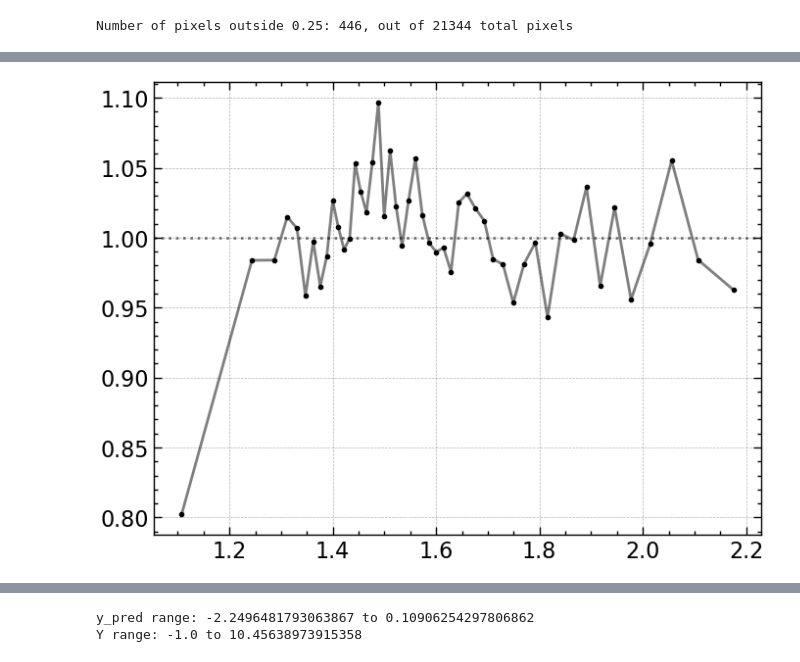
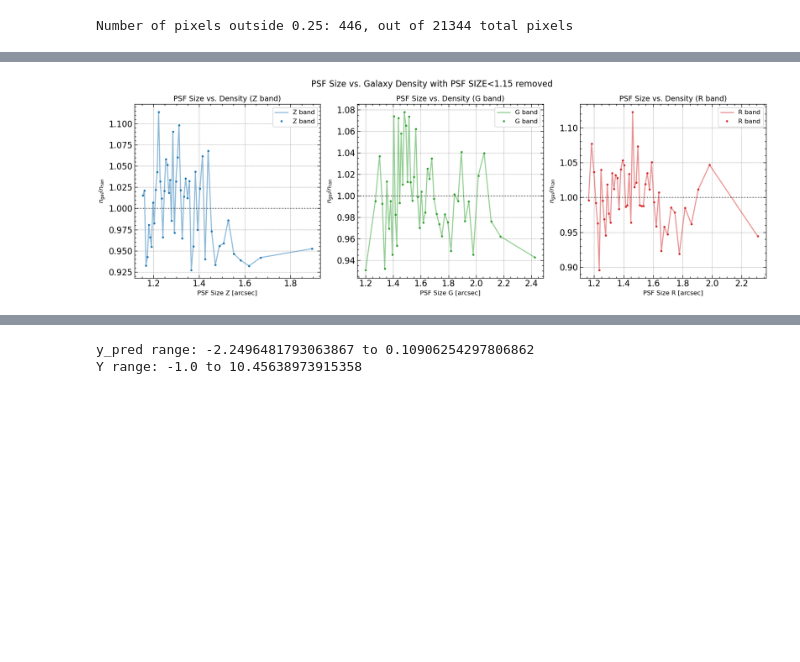
Before and after one commit to Shin107/DESILegacy-PECVEL, a Jupyter notebook: notebooks/regression_systematics.ipynb, the cells around one changed output, grey strips where cells are left out. Cells and saved outputs as stored; diff of their text form; code cells hidden in the pictures; blank space fills up the shorter version.

```diff
--- a/notebooks/regression_systematics.ipynb
+++ b/notebooks/regression_systematics.ipynb
@@ -8,8 +8,10 @@ import healpy as hp
 from sklearn.preprocessing import StandardScaler
 from sklearn.impute import SimpleImputer
 from sklearn.linear_model import LinearRegression
+import scienceplots
+plt.style.use(['science', 'notebook', 'grid'])
 # %%
-systematics_list = ['H_Alpha', 'Stellar_Density_AllWISE', 'CSFD', 'PSFDEPTH_Z','PSFDEPTH_G','PSFDEPTH_R','PSFSIZE_G','PSFSIZE_R','PSFSIZE_Z','H_Alpha_Good']
+systematics_list = ['H_Alpha', 'Stellar_Density_AllWISE', 'CSFD', 'EBV','PSFDEPTH_Z','PSFDEPTH_G','PSFDEPTH_R','PSFSIZE_G','PSFSIZE_R','PSFSIZE_Z','H_Alpha_Good','PSFDEPTH_Z_RAW','PSFDEPTH_G_RAW','PSFDEPTH_R_RAW']
 # %%
 path = '/user/animesh.sah/DESI_PECVEL/notebooks/imaging_systematics_maps/data/'
 mask =hp.read_map(f'{path}/full_mask_nside_64_for_systmatics_20M.fits')
@@ -88,8 +90,8 @@ def plot_systematic_relation(ngal, nran, features, num_bins=50, ax=None, **kwarg
         plt.figure()
         ax = plt.gca()
 
-    ax.plot(bin_centers[:-1], normed_vals[:-1], 'k-', alpha=0.5, **kwargs)
-    ax.plot(bin_centers[:-1], normed_vals[:-1], 'k.', **kwargs)
+    ax.plot(bin_centers[:], normed_vals[:], 'k-', alpha=0.5, **kwargs)
+    ax.plot(bin_centers[:], normed_vals[:], 'k.', **kwargs)
 
     ax.axhline(y=1.0, color='k', linestyle=':', alpha=0.5)
     ax.grid(linestyle='--', alpha=0.3)
@@ -124,6 +162,58 @@ mask_size_r =  (mask == 1) & (systematics_maps['PSFSIZE_G'] > 1)
 # %%
-ngal_new = data_counts_subtracted[mask_size_g==1]
-nran_new = randoms_counts_subtracted[mask_size_g==1]
 
-plot_systematic_relation(ngal_new,nran_new,systematics_maps['PSFSIZE_G'][mask_size_g==1])
+threshold = 1.15
+mask_size_g = (mask == 1) & (systematics_maps['PSFSIZE_G'] > threshold)
+mask_size_r =  (mask == 1) & (systematics_maps['PSFSIZE_R'] > threshold)
+mask_size_z = (mask == 1) & (systematics_maps['PSFSIZE_Z'] > threshold)
+
+
+
+
+fig, axes = plt.subplots(1, 3, figsize=(18, 6))
+# Z band
+ngal_z = data_counts_subtracted[mask_size_z]
+nran_z = randoms_counts_subtracted[mask_size_z]
+
+# G band
+ngal_g = data_counts_subtracted[mask_size_g]
+nran_g = randoms_counts_subtracted[mask_size_g]
+
+# R band
+ngal_r = data_counts_subtracted[mask_size_r]
+nran_r = randoms_counts_subtracted[mask_size_r]
+# Z band
+ax_z = axes[0]
+bin_centers_z, normed_vals_z = plot_systematic_relation(
+    ngal_z, nran_z, systematics_maps['PSFSIZE_Z'][mask_size_z], ax=ax_z, color='tab:blue', label='Z band'
+)
+ax_z.set_title('PSF Size vs. Density (Z band)', fontsize=14)
+ax_z.set_xlabel('PSF Size Z [arcsec]', fontsize=12)
+ax_z.set_ylabel('$n_{gal} / n_{ran}$', fontsize=12)
+ax_z.legend(fontsize=12)
+ax_z.grid(True, linestyle='--', alpha=0.5)
+
+# G band
+ax_g = axes[1]
+bin_centers_g, normed_vals_g = plot_systematic_relation(
+    ngal_g, nran_g, systematics_maps['PSFSIZE_G'][mask_size_g], ax=ax_g, color='tab:green', label='G band'
+)
+ax_g.set_title('PSF Size vs. Density (G band)', fontsize=14)
+ax_g.set_xlabel('PSF Size G [arcsec]', fontsize=12)
+ax_g.set_ylabel('$n_{gal} / n_{ran}$', fontsize=12)
+ax_g.legend(fontsize=12)
+ax_g.grid(True, linestyle='--', alpha=0.5)
+
+# R band
+ax_r = axes[2]
+bin_centers_r, normed_vals_r = plot_systematic_relation(
+    ngal_r, nran_r, systematics_maps['PSFSIZE_R'][mask_size_r], ax=ax_r, color='tab:red', label='R band'
+)
+ax_r.set_title('PSF Size vs. Density (R band)', fontsize=14)
+ax_r.set_xlabel('PSF Size R [arcsec]', fontsize=12)
+ax_r.set_ylabel('$n_{gal} / n_{ran}$', fontsize=12)
+ax_r.legend(fontsize=12)
+ax_r.grid(True, linestyle='--', alpha=0.5)
+plt.suptitle(f'PSF Size vs. Galaxy Density with PSF SIZE<{threshold} removed', fontsize=16)
+plt.tight_layout()
+plt.show()
 # %% [output]
@@ -150,2 +220,2 @@ plot_systematic_relation(ngal_new,nran_new,systematics_maps['PSFSIZE_G'][mask_si
-[figure, old version]
+[figure, new version]
 # %%
```
Also changed, not shown: parts of 18 cells of this notebook.
